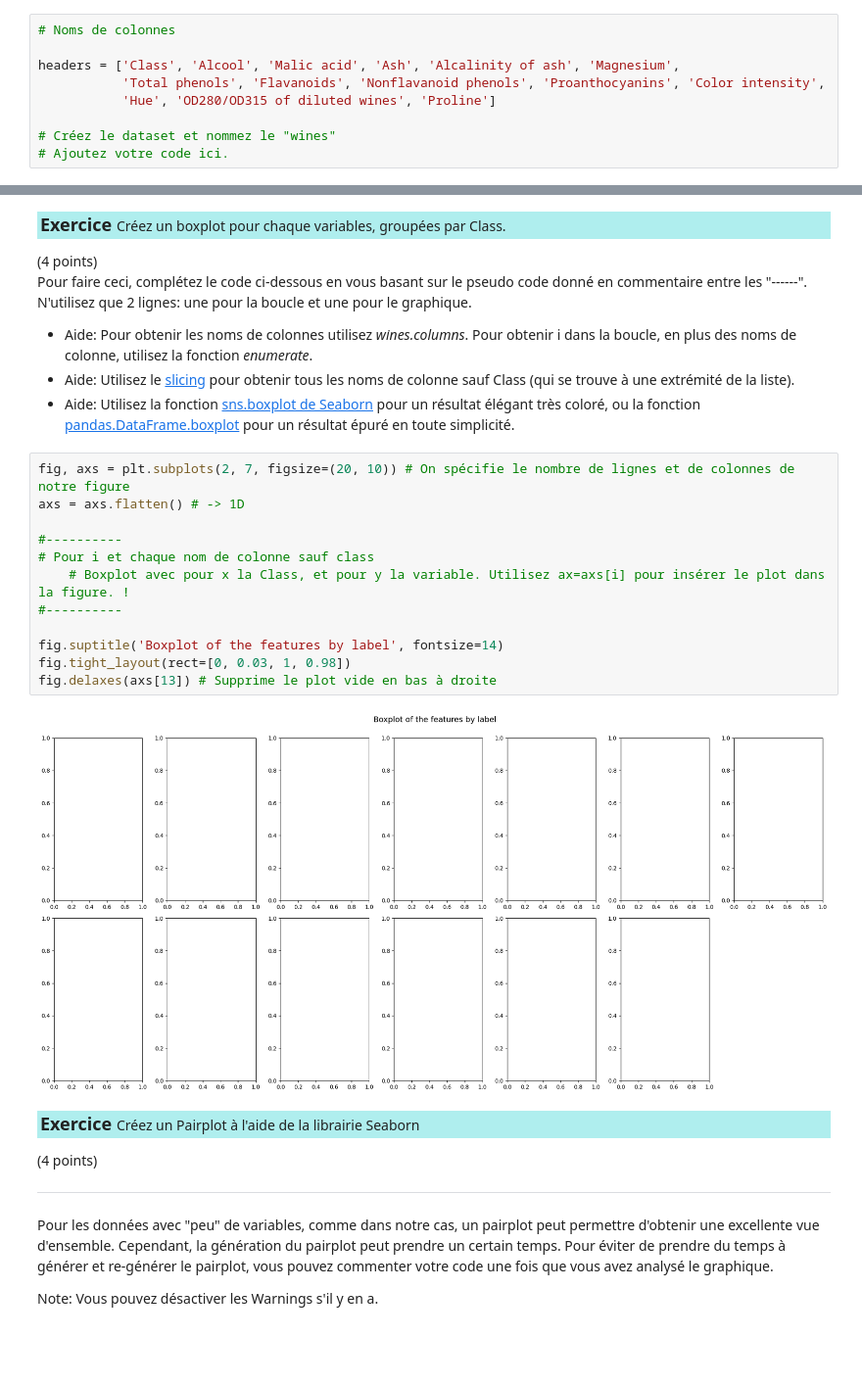
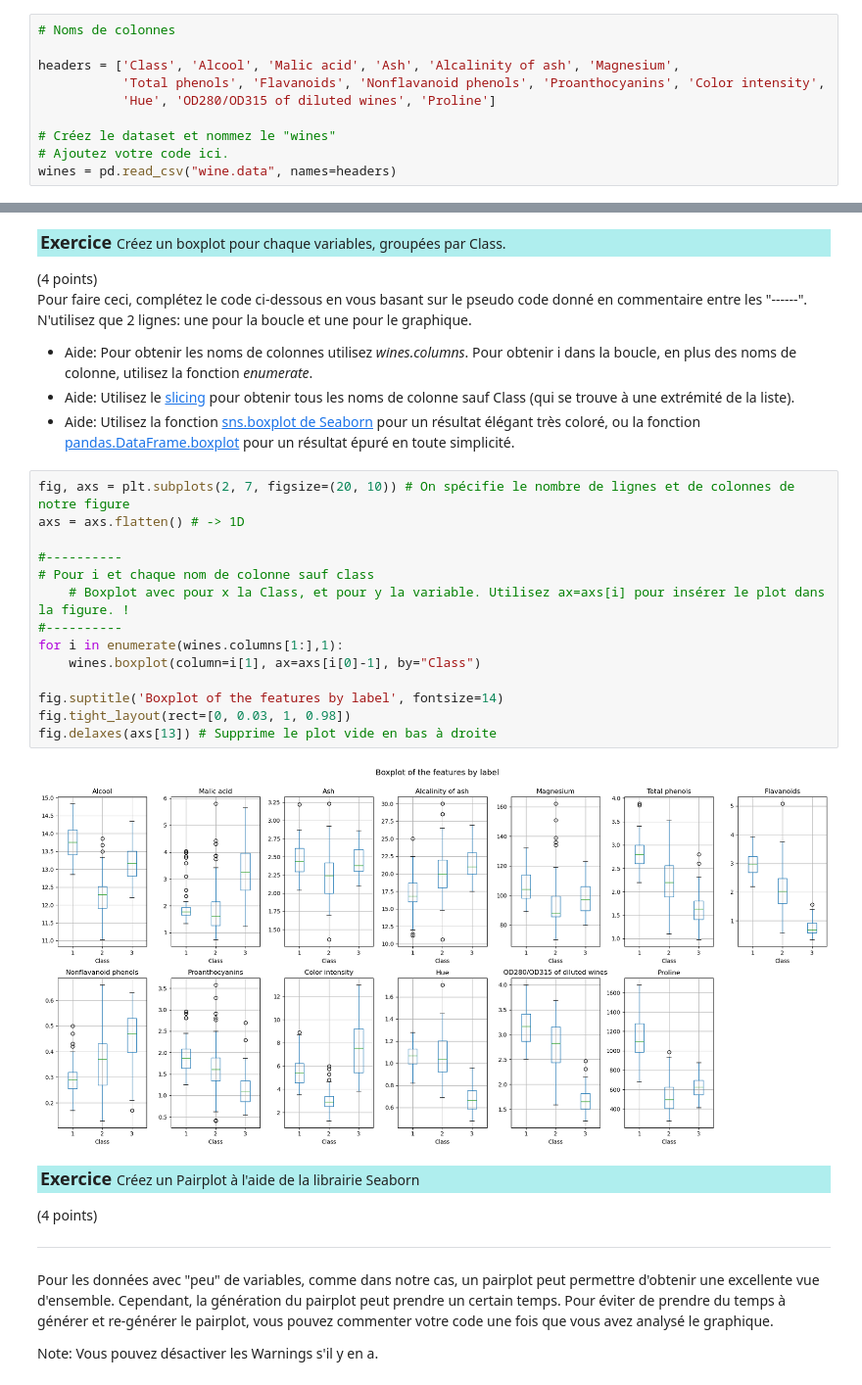
Before and after one commit to gabpereirach/isd_laboTP3, a Jupyter notebook: TP3_ISD_SA2024_Reymond_Pereira.ipynb, the cells around one changed output, grey strips where cells are left out. Shown: that part at 98% size. Cells and saved outputs as stored; diff of their text form; blank space fills up the shorter version.

```diff
--- a/TP3_ISD_SA2024_Reymond_Pereira.ipynb
+++ b/TP3_ISD_SA2024_Reymond_Pereira.ipynb
@@ -188,6 +188,7 @@ headers = ['Class', 'Alcool', 'Malic acid', 'Ash', 'Alcalinity of ash', 'Magnesi
 
 # Créez le dataset et nommez le "wines"
 # Ajoutez votre code ici.
+wines = pd.read_csv("wine.data", names=headers)
 # %% [markdown]
 Explorez rapidement les données avec les fonctions habituelles pour récolter des informations (p.ex., nombre d’observations, de classes, d’attributs, statistiques des attributs, données manquantes).
 # %%
@@ -219,17 +263,19 @@ Pour faire ceci, complétez le code ci-dessous en vous basant sur le pseudo code
 # %%
 fig, axs = plt.subplots(2, 7, figsize=(20, 10)) # On spécifie le nombre de lignes et de colonnes de notre figure
 axs = axs.flatten() # -> 1D
 
 #----------
 # Pour i et chaque nom de colonne sauf class
     # Boxplot avec pour x la Class, et pour y la variable. Utilisez ax=axs[i] pour insérer le plot dans la figure. !
 #----------
+for i in enumerate(wines.columns[1:],1):
+    wines.boxplot(column=i[1], ax=axs[i[0]-1], by="Class")
 
 fig.suptitle('Boxplot of the features by label', fontsize=14)
 fig.tight_layout(rect=[0, 0.03, 1, 0.98])
 fig.delaxes(axs[13]) # Supprime le plot vide en bas à droite
 # %% [output]
-[figure, old version]
+[figure, new version]
 # %% [markdown]
 <p style="background-color:#AFEEEE;padding:3px"><font size="4"><b>Exercice </b></font> Créez un Pairplot à l'aide de la librairie Seaborn</p>
 (4 points)
```
Also changed, not shown: parts of 13 cells of this notebook.
